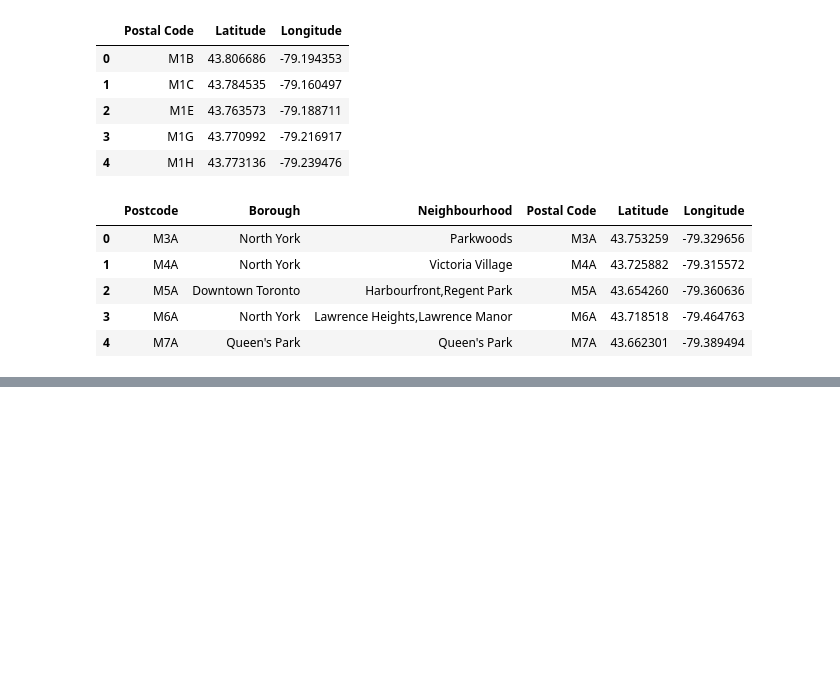
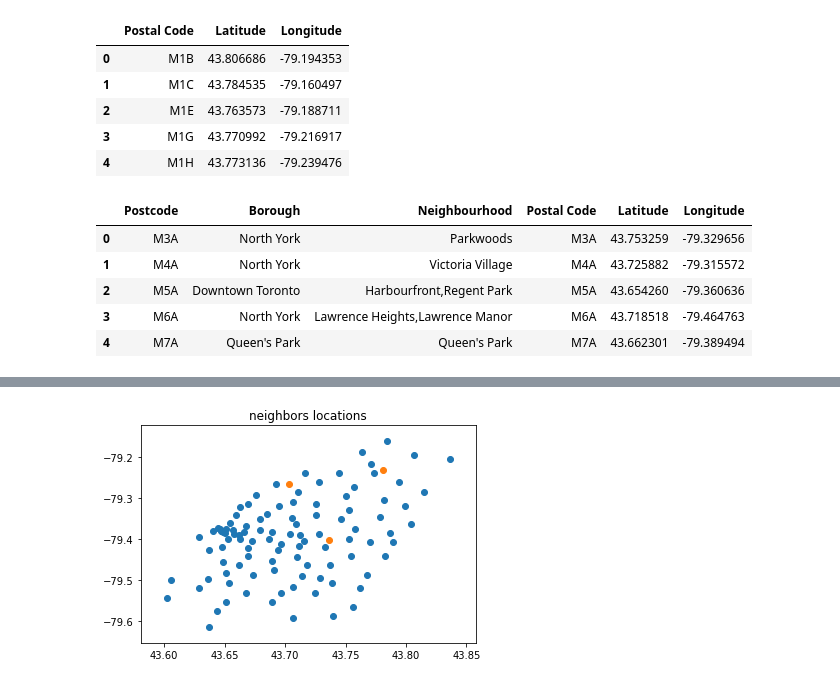
Before and after one commit to mmadan8/DataScienceProject, a Jupyter notebook: DataScienceWeek3.ipynb, the cells around one changed output, grey strips where cells are left out. Cells and saved outputs as stored; diff of their text form; code cells hidden in the pictures; blank space fills up the shorter version.

```diff
--- a/DataScienceWeek3.ipynb
+++ b/DataScienceWeek3.ipynb
@@ -152,0 +161,11 @@ myData2.head()
+# %%
+k = 3
+clustersX = np.random.uniform(min(myData2['Latitude']),max(myData2['Latitude']),size = k)
+clustersY = np.random.uniform(min(myData2['Longitude']),max(myData2['Longitude']),size = k)
+# %%
+plt.scatter(x=myData2['Latitude'],y=myData2['Longitude'])
+plt.scatter(x = clustersX, y = clustersY)
+plt.title("neighbors locations")
+plt.show()
+# %% [output]
+[figure, added]
```
Also changed, not shown: parts of 8 cells of this notebook.
